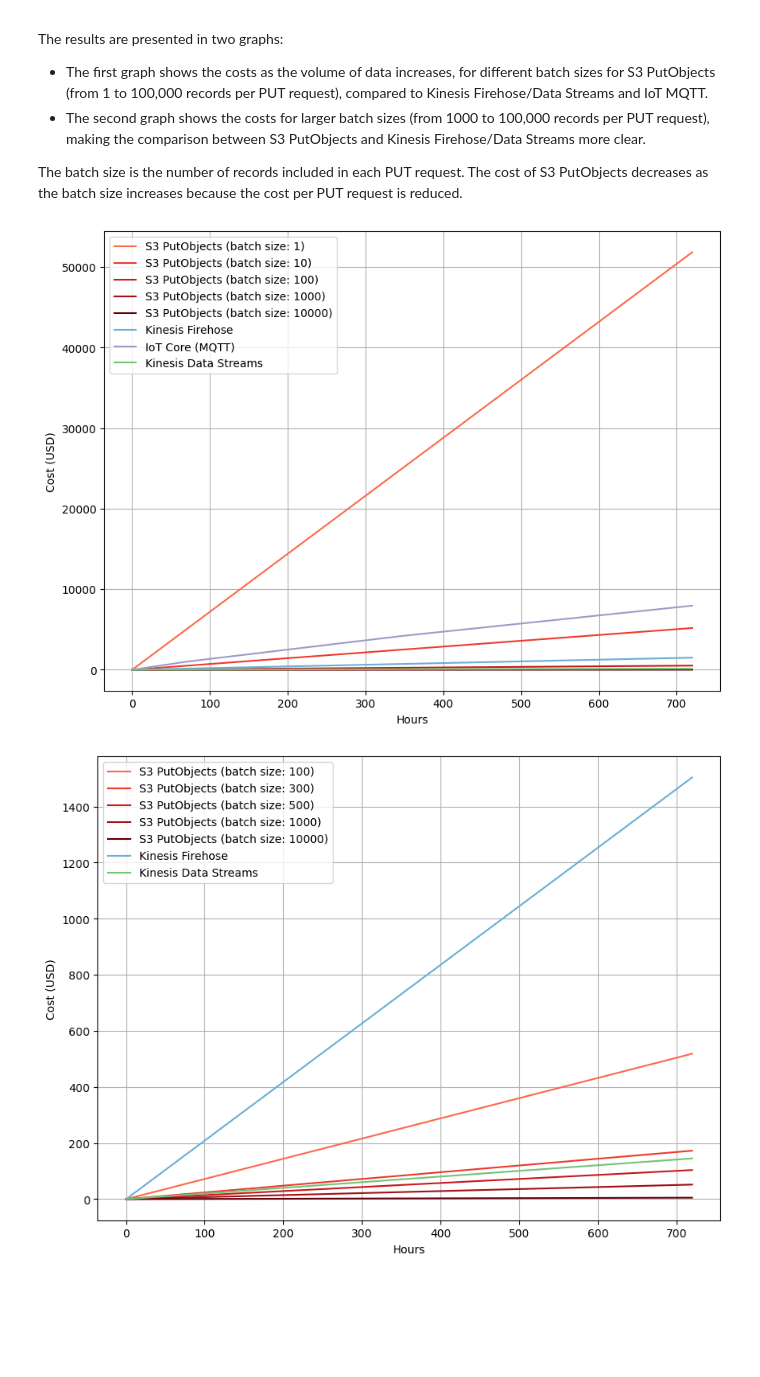
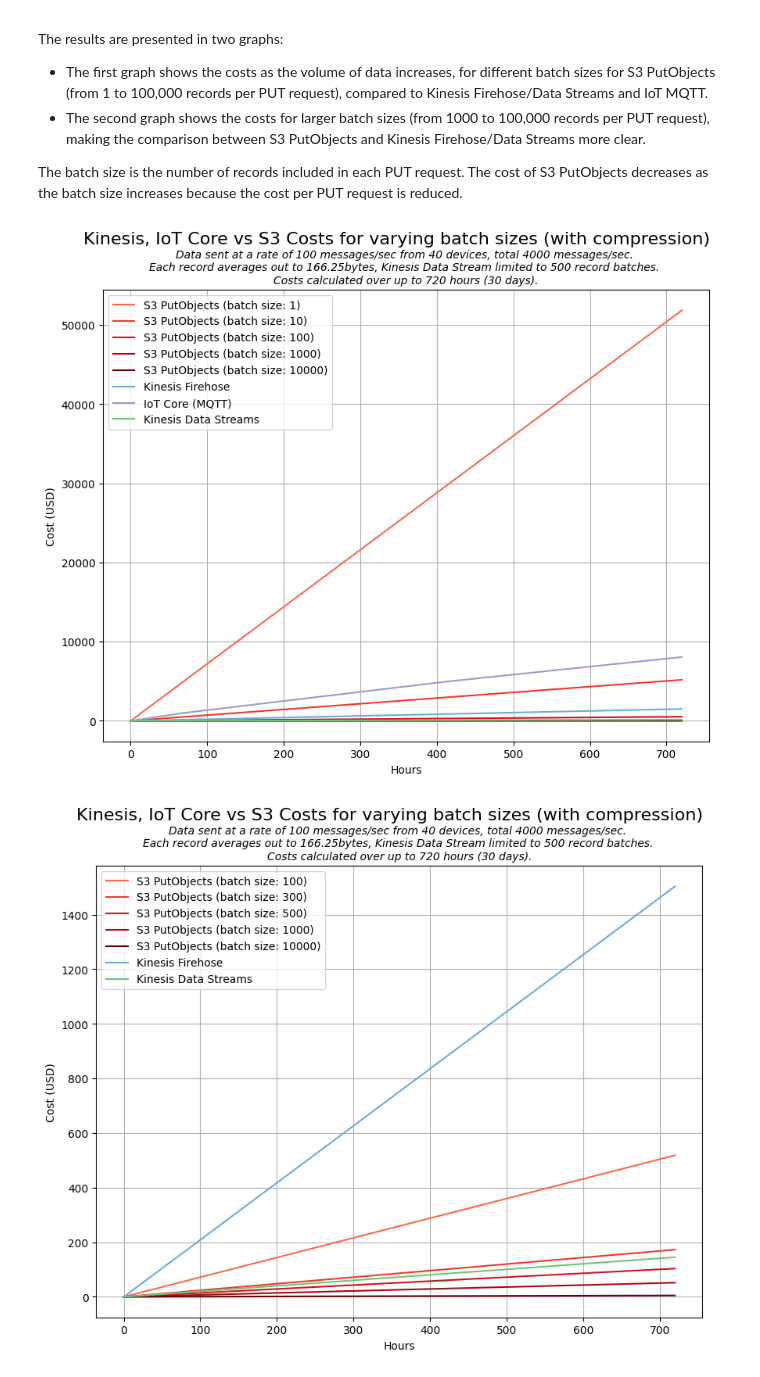
Before and after one commit to t04glovern/aws-greengrass-bricks, a Jupyter notebook: greengrass-batch-uploader/cost-analysis.ipynb, the cells around one changed output. Cells and saved outputs as stored; diff of their text form; code cells hidden in the pictures; blank space fills up the shorter version.

```diff
--- a/greengrass-batch-uploader/cost-analysis.ipynb
+++ b/greengrass-batch-uploader/cost-analysis.ipynb
@@ -51,15 +51,21 @@ def calculate_records_and_raw_data(hours):
 
 
 def calculate_tiered_mqtt_cost(messages):
-    tier_costs = [(1e9, 1e-6), (4e9, 0.8e-6), (float('inf'), 0.7e-6)]  # Tiers defined as (message limit, cost per message)
+    # Define the message tiers and their corresponding costs
+    tiers = [(1e9, 1e-6), (5e9, 0.8e-6)]  # Up to 1 billion messages at first rate, next 4 billion messages at second rate
+    final_tier_cost = 0.7e-6  # Cost for messages beyond the highest tier
+
     total_cost = 0
-    for limit, cost in tier_costs:
+    for limit, cost_per_message in tiers:
         if messages > limit:
-            total_cost += limit * cost
+            total_cost += limit * cost_per_message
             messages -= limit
         else:
-            total_cost += messages * cost
-            break
+            total_cost += messages * cost_per_message
+            return total_cost  # Return early if we haven't exceeded this tier
+
+    # If we have messages exceeding the highest tier, charge them at the final tier's rate
+    total_cost += messages * final_tier_cost
     return total_cost
 
 
@@ -113,34 +119,34 @@ def plot_costs_vs_hours(batch_sizes, hours, colors, filename, plot_mqtt=True):
     # Plot the costs vs data volume for Kinesis Firehose and Kinesis Data Streams
     firehose_cost, mqtt_cost = np.vectorize(calculate_costs_firehose_mqtt)(hours)
     plt.plot(hours, firehose_cost, label='Kinesis Firehose', color=plt.cm.Blues(0.5))
     if plot_mqtt:
         plt.plot(hours, mqtt_cost, label='IoT Core (MQTT)', color=plt.cm.Purples(0.5))
     kinesis_data_streams_cost = np.vectorize(calculate_costs_kinesis_data_streams)(hours)
     plt.plot(hours, kinesis_data_streams_cost, label='Kinesis Data Streams', color=plt.cm.Greens(0.5))
 
     plt.xlabel('Hours')
     plt.ylabel('Cost (USD)')
-    #plt.suptitle('Kinesis, IoT Core vs S3 Costs for varying batch sizes (with compression)', fontsize=16)
-    #plt.title('Data sent at a rate of 100 messages/sec from 40 devices, total 4000 messages/sec. \nEach record averages out to 166.25bytes, Kinesis Data Stream limited to 500 record batches. \nCosts calculated over up to 720 hours (30 days).', fontsize=10, fontstyle='italic')
+    plt.suptitle('Kinesis, IoT Core vs S3 Costs for varying batch sizes (with compression)', fontsize=16)
+    plt.title('Data sent at a rate of 100 messages/sec from 40 devices, total 4000 messages/sec. \nEach record averages out to 166.25bytes, Kinesis Data Stream limited to 500 record batches. \nCosts calculated over up to 720 hours (30 days).', fontsize=10, fontstyle='italic')
     plt.legend()
     plt.grid(True)
     plt.savefig(filename, transparent=True)
     plt.show()
 
 # Define batch sizes to compare
 compare_batch_sizes = [1, 10, 100, 1000, 10000]
 
 # Define a color map for the lines
 colors = plt.cm.Reds(np.linspace(0.5, 1, len(compare_batch_sizes)))
 
 # Plot the costs for the first batch sizes
 plot_costs_vs_hours(compare_batch_sizes, DATA_CONSTANTS["hours"], colors, filename="cost-comparision-01.png")
 
 # Define batch sizes to compare
 compare_batch_sizes = [100, 300, 500, 1000, 10000]
 
 # Plot the costs for the second batch sizes without MQTT
 plot_costs_vs_hours(compare_batch_sizes, DATA_CONSTANTS["hours"], colors, plot_mqtt=False, filename="cost-comparision-02.png")
 # %% [output]
-[figure, old version]
+[figure, new version]
-[figure, old version]
+[figure, new version]
```
Also changed, not shown: 2 other files.
